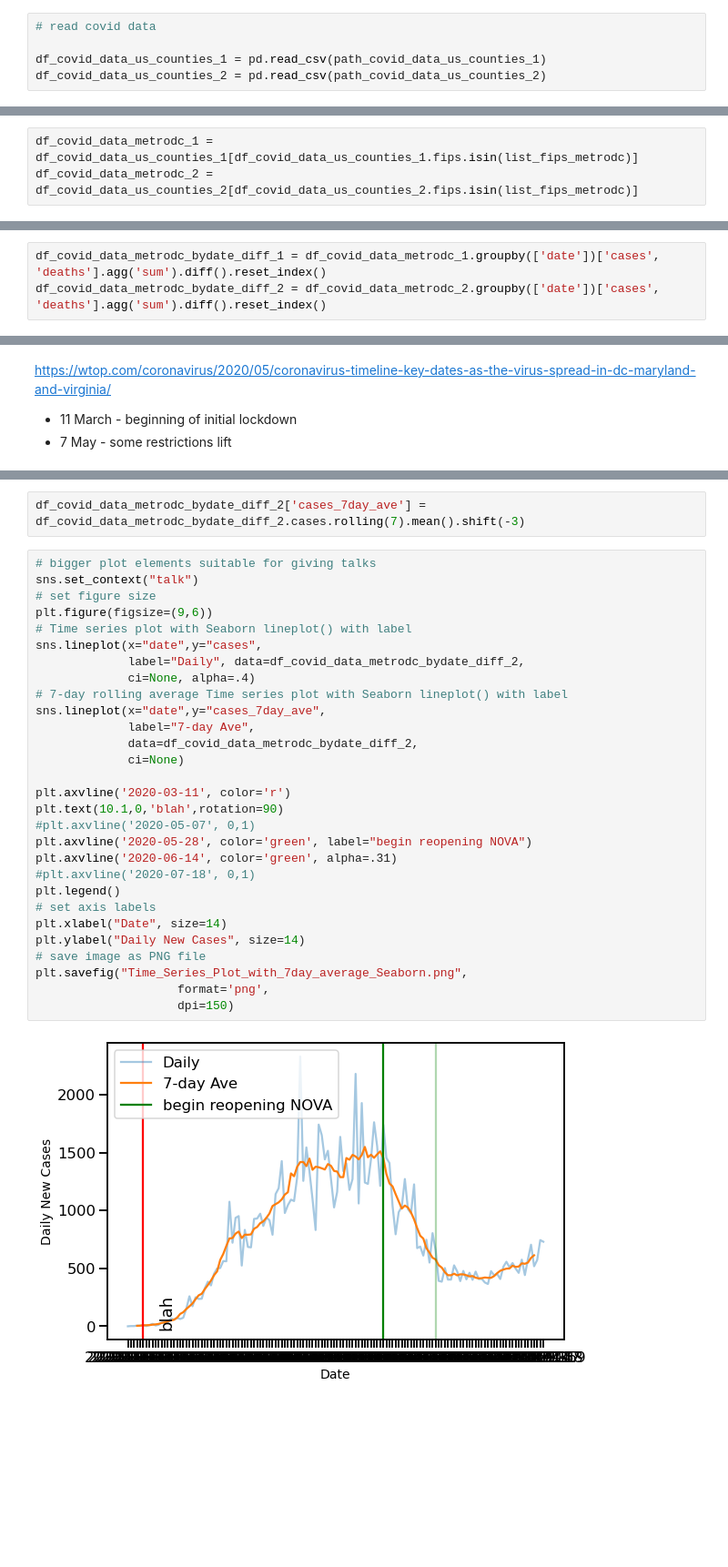
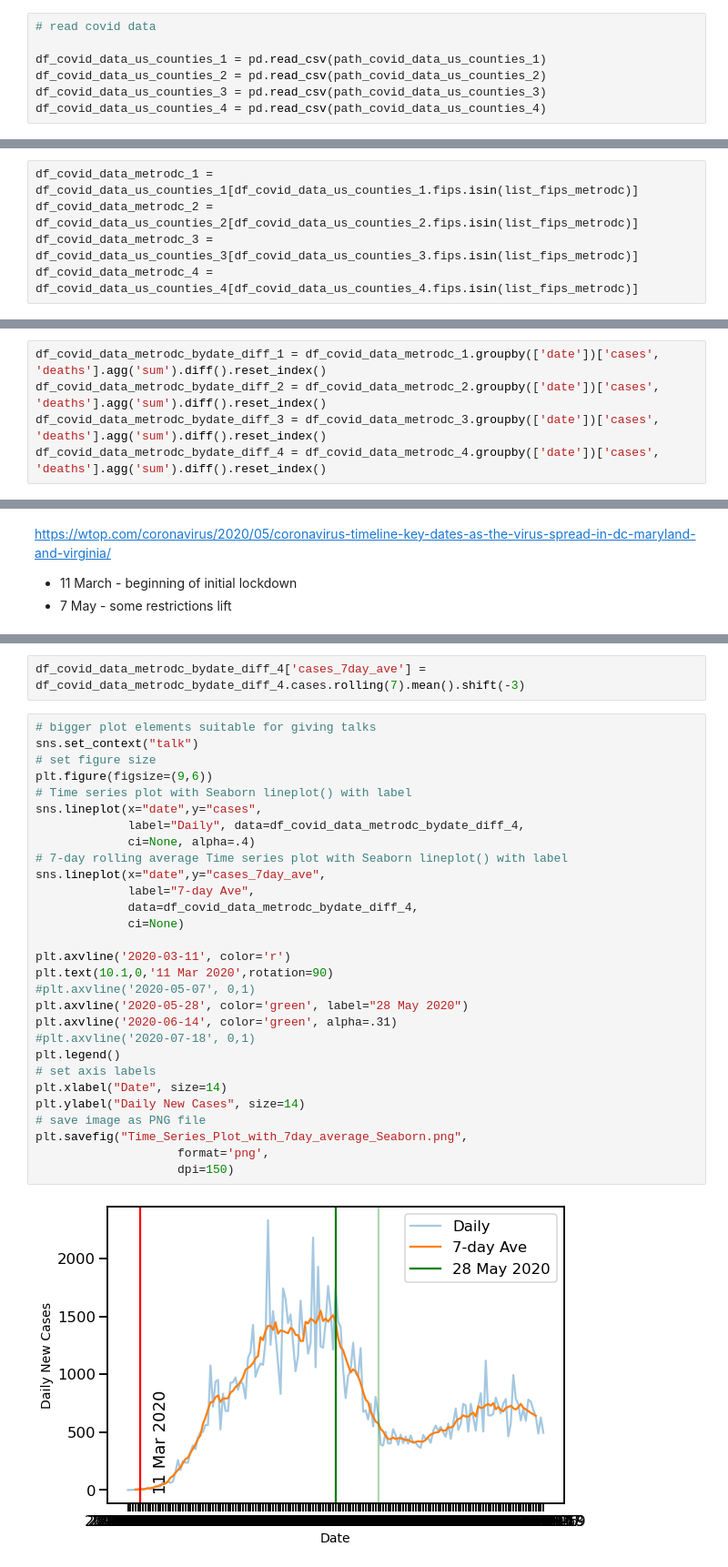
Before and after one commit to thegrumpygator/cotrendmap, a Jupyter notebook: code/comappy.ipynb, the cells around one changed output, grey strips where cells are left out. Shown at 91% size. Drawn from its saved outputs; the diff is of its cells as text; blank space fills up the shorter version.

Commit message:
updated with new notebook and cleaned up chart

```diff
--- a/code/comappy.ipynb
+++ b/code/comappy.ipynb
@@ -34,6 +36,8 @@ print(path_covid_data_us_counties_1)
 
 df_covid_data_us_counties_1 = pd.read_csv(path_covid_data_us_counties_1)
 df_covid_data_us_counties_2 = pd.read_csv(path_covid_data_us_counties_2)
+df_covid_data_us_counties_3 = pd.read_csv(path_covid_data_us_counties_3)
+df_covid_data_us_counties_4 = pd.read_csv(path_covid_data_us_counties_4)
 # %%
 #df_covid_data_us_counties.head()
 # %% [output]
@@ -89,6 +93,8 @@ list_fips_metrodc = list_fips_va + list_fips_dc + list_fips_md
 # %%
 df_covid_data_metrodc_1 = df_covid_data_us_counties_1[df_covid_data_us_counties_1.fips.isin(list_fips_metrodc)]
 df_covid_data_metrodc_2 = df_covid_data_us_counties_2[df_covid_data_us_counties_2.fips.isin(list_fips_metrodc)]
+df_covid_data_metrodc_3 = df_covid_data_us_counties_3[df_covid_data_us_counties_3.fips.isin(list_fips_metrodc)]
+df_covid_data_metrodc_4 = df_covid_data_us_counties_4[df_covid_data_us_counties_4.fips.isin(list_fips_metrodc)]
 # %%
 #df_covid_data_metrodc.head()
 # %% [output]
@@ -129,6 +137,8 @@ now, how to get the new daily cases. diff by day, right? lag 1?
 # %%
 df_covid_data_metrodc_bydate_diff_1 = df_covid_data_metrodc_1.groupby(['date'])['cases', 'deaths'].agg('sum').diff().reset_index()
 df_covid_data_metrodc_bydate_diff_2 = df_covid_data_metrodc_2.groupby(['date'])['cases', 'deaths'].agg('sum').diff().reset_index()
+df_covid_data_metrodc_bydate_diff_3 = df_covid_data_metrodc_3.groupby(['date'])['cases', 'deaths'].agg('sum').diff().reset_index()
+df_covid_data_metrodc_bydate_diff_4 = df_covid_data_metrodc_4.groupby(['date'])['cases', 'deaths'].agg('sum').diff().reset_index()
 # %%
 sns.scatterplot(df_covid_data_metrodc_bydate_diff_1.date, df_covid_data_metrodc_bydate_diff_1.cases)
 # %% [output]
@@ -184,33 +194,33 @@ plt.savefig("Time_Series_Plot_with_Seaborn.png",
 # %%
-df_covid_data_metrodc_bydate_diff_2['cases_7day_ave'] = df_covid_data_metrodc_bydate_diff_2.cases.rolling(7).mean().shift(-3)
+df_covid_data_metrodc_bydate_diff_4['cases_7day_ave'] = df_covid_data_metrodc_bydate_diff_4.cases.rolling(7).mean().shift(-3)
 # %%
 # bigger plot elements suitable for giving talks
 sns.set_context("talk")
 # set figure size
 plt.figure(figsize=(9,6))
 # Time series plot with Seaborn lineplot() with label
 sns.lineplot(x="date",y="cases",
-             label="Daily", data=df_covid_data_metrodc_bydate_diff_2,
+             label="Daily", data=df_covid_data_metrodc_bydate_diff_4,
              ci=None, alpha=.4)
 # 7-day rolling average Time series plot with Seaborn lineplot() with label
 sns.lineplot(x="date",y="cases_7day_ave",
              label="7-day Ave",
-             data=df_covid_data_metrodc_bydate_diff_2,
+             data=df_covid_data_metrodc_bydate_diff_4,
              ci=None)
 
 plt.axvline('2020-03-11', color='r')
-plt.text(10.1,0,'blah',rotation=90)
+plt.text(10.1,0,'11 Mar 2020',rotation=90)
 #plt.axvline('2020-05-07', 0,1)
-plt.axvline('2020-05-28', color='green', label="begin reopening NOVA")
+plt.axvline('2020-05-28', color='green', label="28 May 2020")
 plt.axvline('2020-06-14', color='green', alpha=.31)
 #plt.axvline('2020-07-18', 0,1)
 plt.legend()
 # set axis labels
 plt.xlabel("Date", size=14)
 plt.ylabel("Daily New Cases", size=14)
 # save image as PNG file
 plt.savefig("Time_Series_Plot_with_7day_average_Seaborn.png",
                     format='png',
                     dpi=150)
 # %% [output]
-[figure, old version]
+[figure, new version]
```
Also changed, not shown: parts of 4 cells of this notebook, 41 other files.
